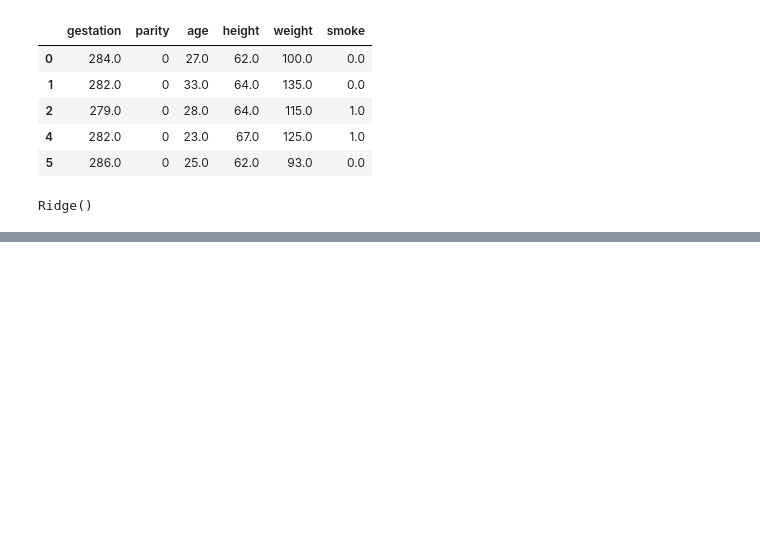
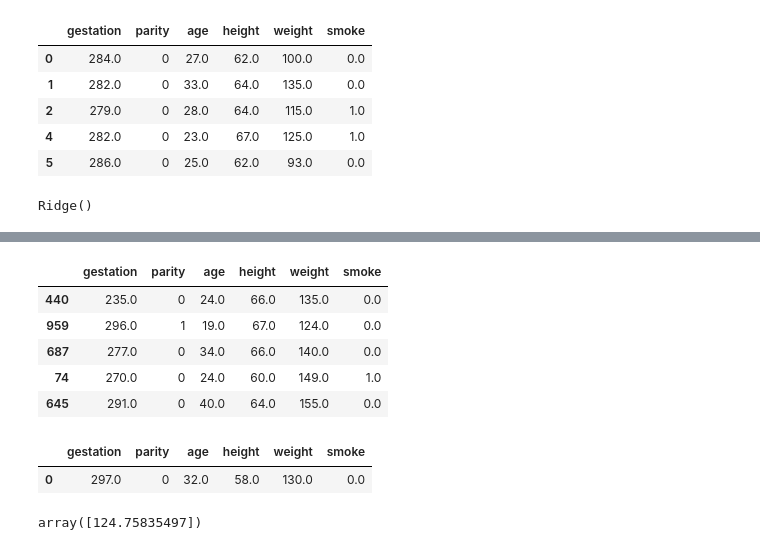
Before and after one commit to bhatia1289/my-flask-app, a Jupyter notebook: model_training.ipynb, the cells around one changed output, grey strips where cells are left out. Saved outputs shown, nothing was run; the diff lists cells and outputs as text; code cells hidden in the pictures; blank space fills up the shorter version.

Commit message:
ml app - making predictions with ml model

```diff
--- a/model_training.ipynb
+++ b/model_training.ipynb
@@ -242,0 +247,9 @@ with open("model/model.pkl", 'wb') as f :
+# %%
+x_train.head()
+# %% [output]
+|  | gestation | parity | age | height | weight | smoke |
+| 440 | 235.0 | 0 | 24.0 | 66.0 | 135.0 | 0.0 |
+| 959 | 296.0 | 1 | 19.0 | 67.0 | 124.0 | 0.0 |
+| 687 | 277.0 | 0 | 34.0 | 66.0 | 140.0 | 0.0 |
+| 74 | 270.0 | 0 | 24.0 | 60.0 | 149.0 | 1.0 |
+| 645 | 291.0 | 0 | 40.0 | 64.0 | 155.0 | 0.0 |
@@ -242,0 +263,10 @@ with open("model/model.pkl", 'wb') as f :
+# %%
+test_df = pd.DataFrame(test_data)
+test_df
+# %% [output]
+|  | gestation | parity | age | height | weight | smoke |
+| 0 | 297.0 | 0 | 32.0 | 58.0 | 130.0 | 0.0 |
+# %%
+mymodel.predict(test_df)
+# %% [output]
+array([124.75835497])
```
Also changed, not shown: parts of 3 cells of this notebook, 3 other files.
